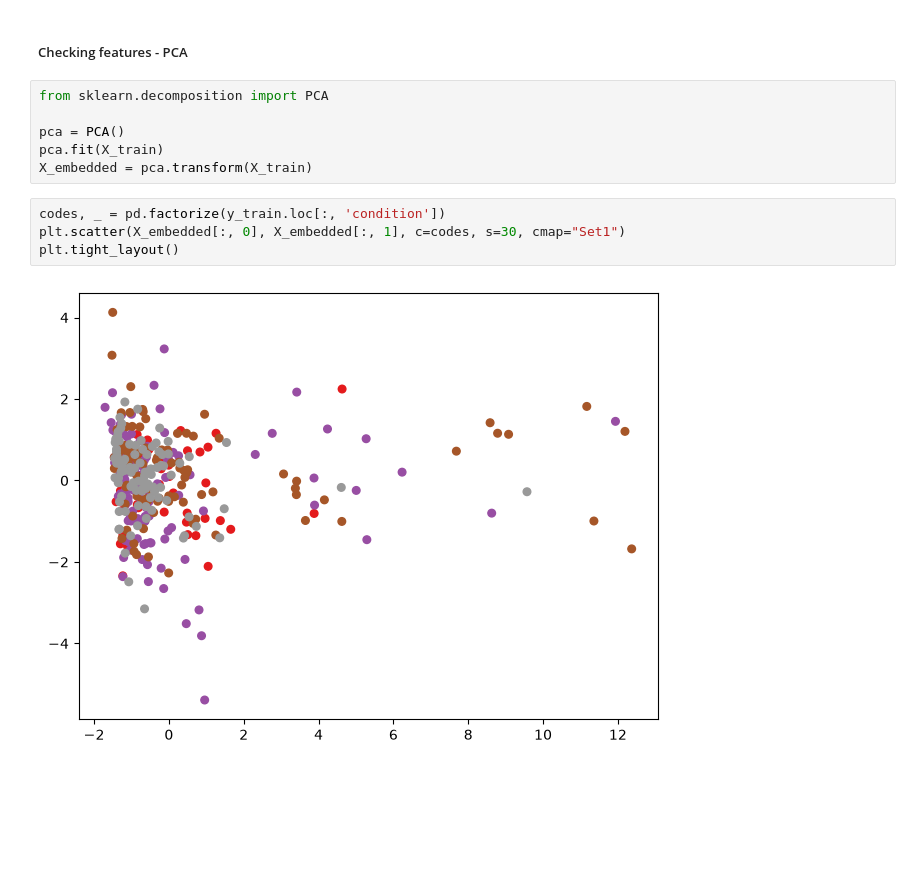
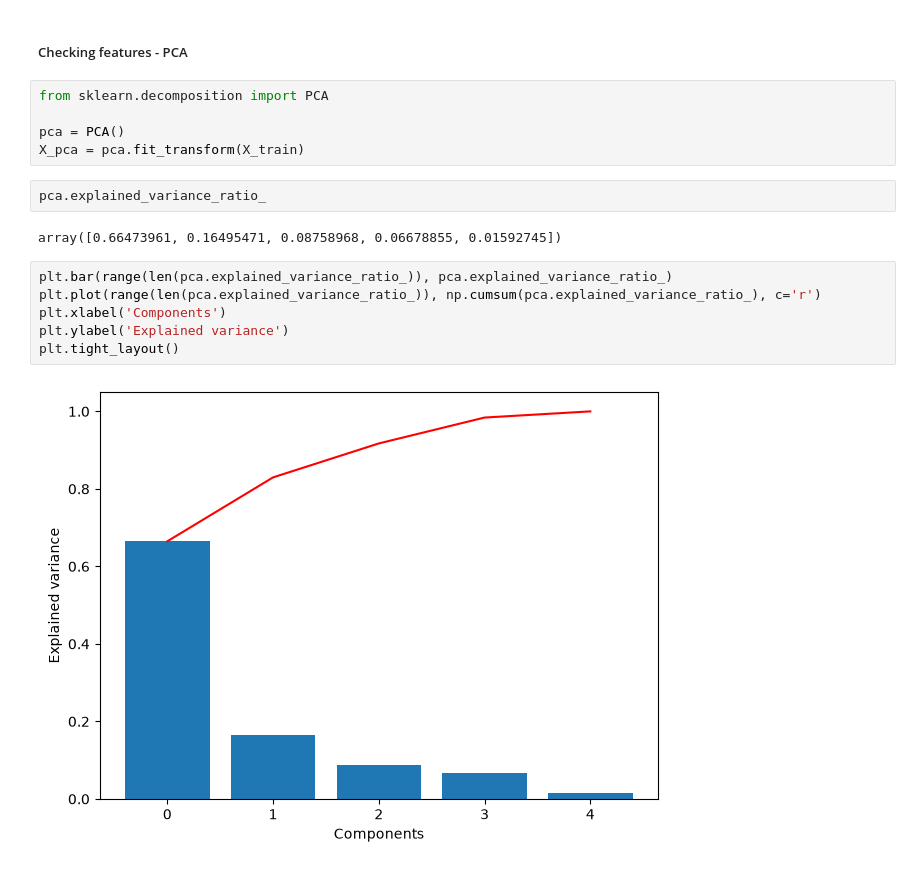
Before and after one commit to arthbreaker/2026_M1_internship, a Jupyter notebook: data_preparation.ipynb, the cells around one changed output. Saved outputs shown, nothing was run; the diff lists cells and outputs as text; blank space fills up the shorter version.

```diff
--- a/data_preparation.ipynb
+++ b/data_preparation.ipynb
@@ -183,15 +195,20 @@ plt.tight_layout()
 [figure]
 # %% [markdown]
 ##### Checking features - PCA
-# %%
-from sklearn.decomposition import PCA
-
-pca = PCA()
-pca.fit(X_train)
-X_embedded = pca.transform(X_train)
-# %%
-codes, _ = pd.factorize(y_train.loc[:, 'condition'])
-plt.scatter(X_embedded[:, 0], X_embedded[:, 1], c=codes, s=30, cmap="Set1")
-plt.tight_layout()
-# %% [output]
-[figure, removed]
+# %%
+from sklearn.decomposition import PCA
+
+pca = PCA()
+X_pca = pca.fit_transform(X_train)
+# %%
+pca.explained_variance_ratio_
+# %% [output]
+array([0.66473961, 0.16495471, 0.08758968, 0.06678855, 0.01592745])
+# %%
+plt.bar(range(len(pca.explained_variance_ratio_)), pca.explained_variance_ratio_)
+plt.plot(range(len(pca.explained_variance_ratio_)), np.cumsum(pca.explained_variance_ratio_), c='r')
+plt.xlabel('Components')
+plt.ylabel('Explained variance')
+plt.tight_layout()
+# %% [output]
+[figure, added]
```
Also changed, not shown: parts of 3 cells of this notebook, 2 other files.
